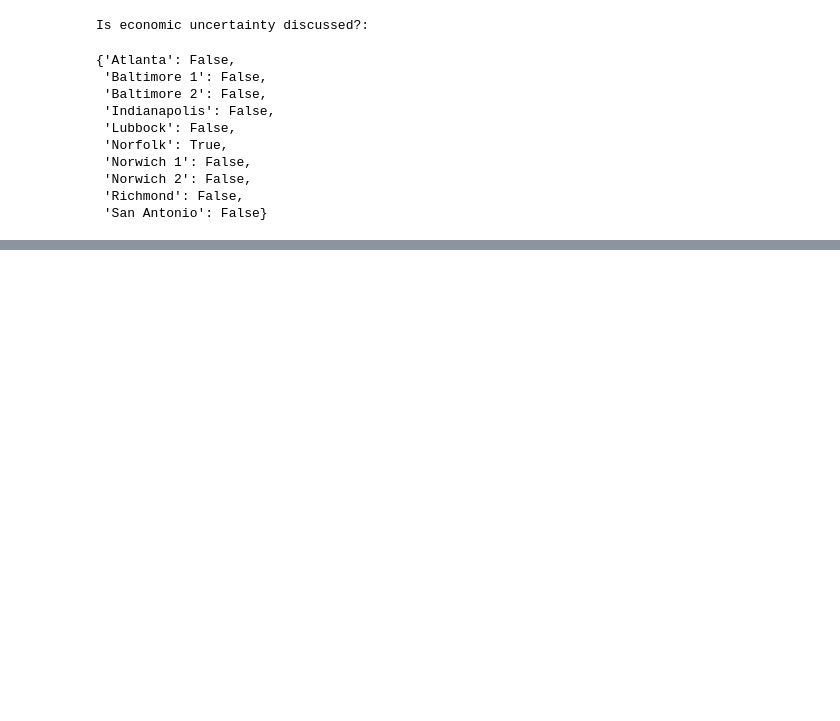
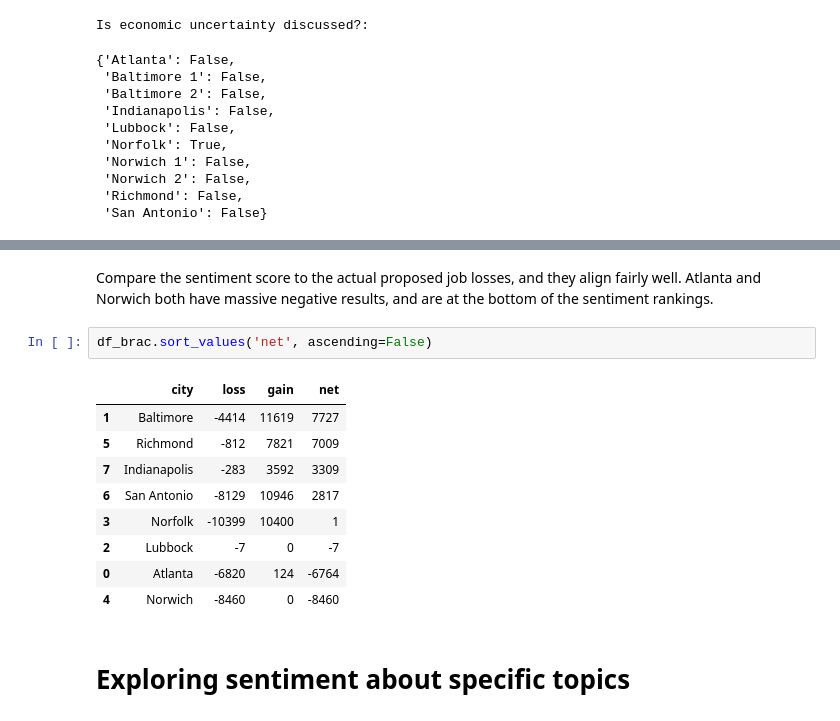
Before and after one commit to levyjeff/brac-sentiment, a Jupyter notebook: brac.ipynb, the cells around one changed output, grey strips where cells are left out. Drawn from its saved outputs; the diff is of its cells as text; blank space fills up the shorter version.

```diff
--- a/brac.ipynb
+++ b/brac.ipynb
@@ -104,0 +130,16 @@ Is economic uncertainty discussed?:
+# %% [markdown]
+Compare the sentiment score to the actual proposed job losses, and they align fairly well. Atlanta and Norwich both have massive negative results, and are at the bottom of the sentiment rankings.
+# %%
+df_brac.sort_values('net', ascending=False)
+# %% [output]
+|  | city | loss | gain | net |
+| 1 | Baltimore | -4414 | 11619 | 7727 |
+| 5 | Richmond | -812 | 7821 | 7009 |
+| 7 | Indianapolis | -283 | 3592 | 3309 |
+| 6 | San Antonio | -8129 | 10946 | 2817 |
+| 3 | Norfolk | -10399 | 10400 | 1 |
+| 2 | Lubbock | -7 | 0 | -7 |
+| 0 | Atlanta | -6820 | 124 | -6764 |
+| 4 | Norwich | -8460 | 0 | -8460 |
+# %% [markdown]
+# Exploring sentiment about specific topics
```
Also changed, not shown: parts of 4 cells of this notebook.
